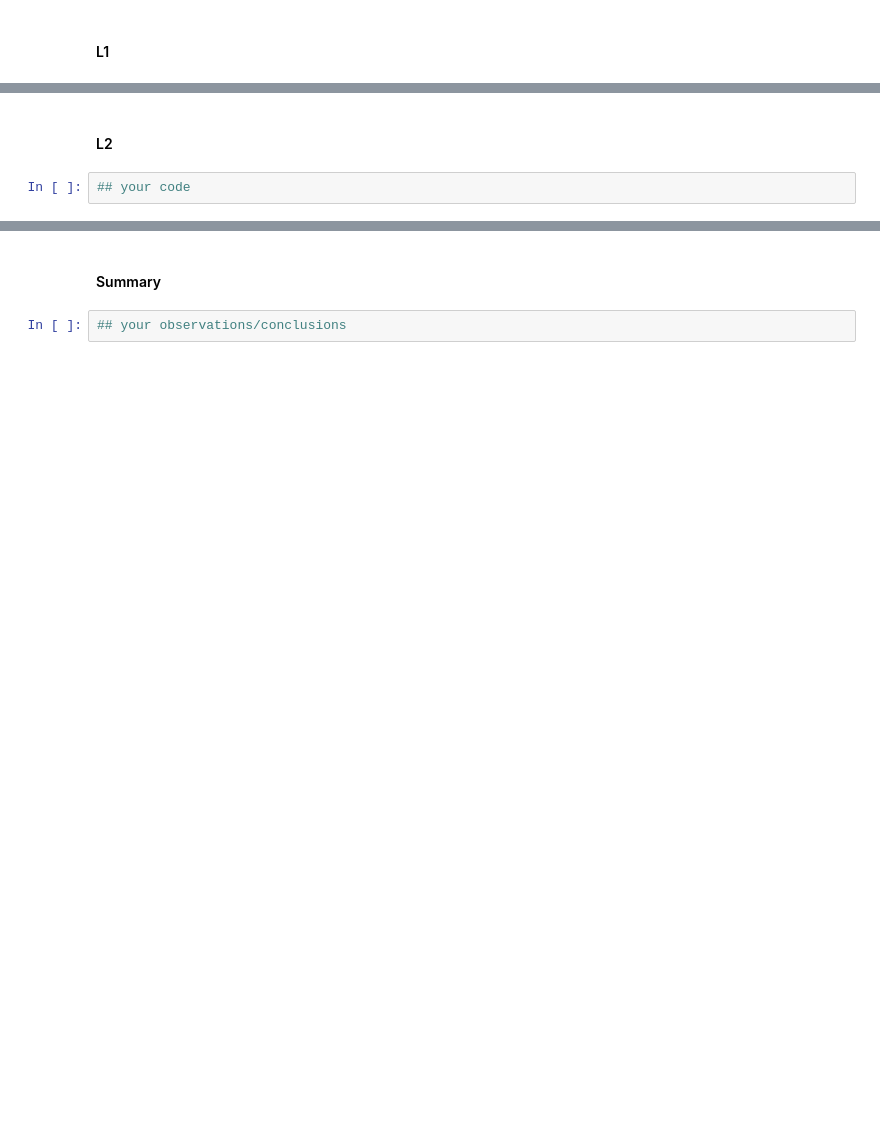
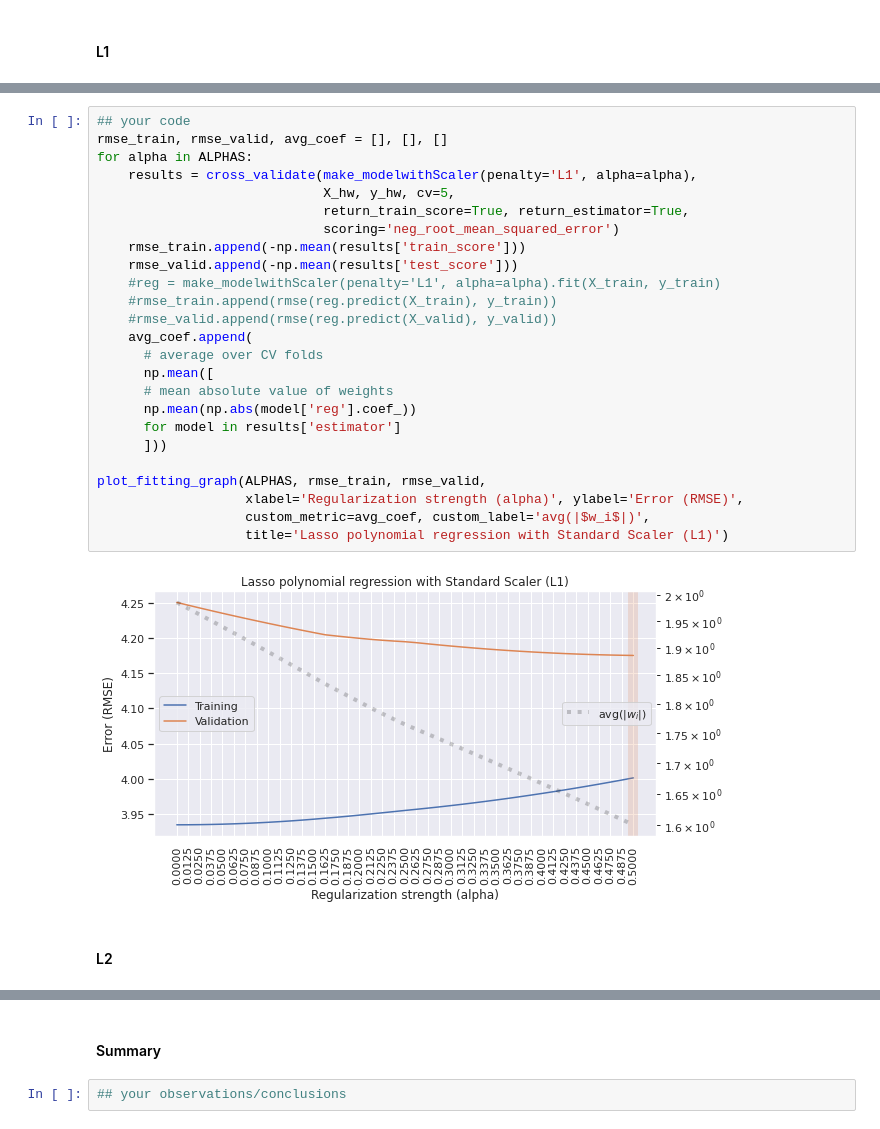
Before and after one commit to TemirlanKalim/ml-intro, a Jupyter notebook: 4_overfitting_regularization/overfitting_regularization.ipynb, the cells around one changed output, grey strips where cells are left out. Cells and saved outputs as stored; diff of their text form; blank space fills up the shorter version.

```diff
--- a/4_overfitting_regularization/overfitting_regularization.ipynb
+++ b/4_overfitting_regularization/overfitting_regularization.ipynb
@@ -763,4 +841,29 @@ Min of feature 2: -2.35, max: 213.31
+# %%
+## your code
+rmse_train, rmse_valid, avg_coef = [], [], []
+for alpha in ALPHAS:
+    results = cross_validate(make_modelwithScaler(penalty='L1', alpha=alpha),
+                             X_hw, y_hw, cv=5,
+                             return_train_score=True, return_estimator=True,
+                             scoring='neg_root_mean_squared_error')
+    rmse_train.append(-np.mean(results['train_score']))
+    rmse_valid.append(-np.mean(results['test_score']))
+    #reg = make_modelwithScaler(penalty='L1', alpha=alpha).fit(X_train, y_train)
+    #rmse_train.append(rmse(reg.predict(X_train), y_train))
+    #rmse_valid.append(rmse(reg.predict(X_valid), y_valid))
+    avg_coef.append(
+      # average over CV folds
+      np.mean([
+      # mean absolute value of weights
+      np.mean(np.abs(model['reg'].coef_))
+      for model in results['estimator']
+      ]))
+
+plot_fitting_graph(ALPHAS, rmse_train, rmse_valid,
+                   xlabel='Regularization strength (alpha)', ylabel='Error (RMSE)',
+                   custom_metric=avg_coef, custom_label='avg(|$w_i$|)',
+                   title='Lasso polynomial regression with Standard Scaler (L1)')
+# %% [output]
+[figure, added]
 # %% [markdown]
 #### L2
-# %%
-## your code
```
Also changed, not shown: parts of 10 cells of this notebook.
